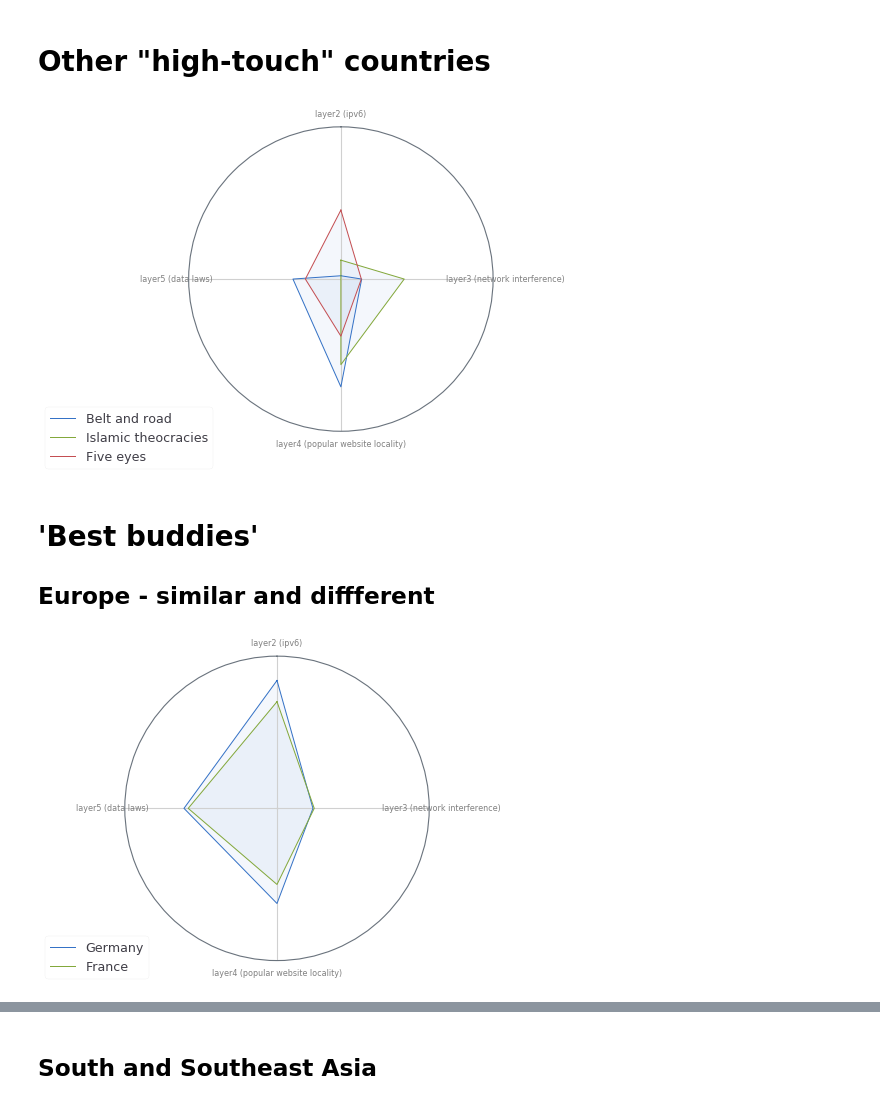
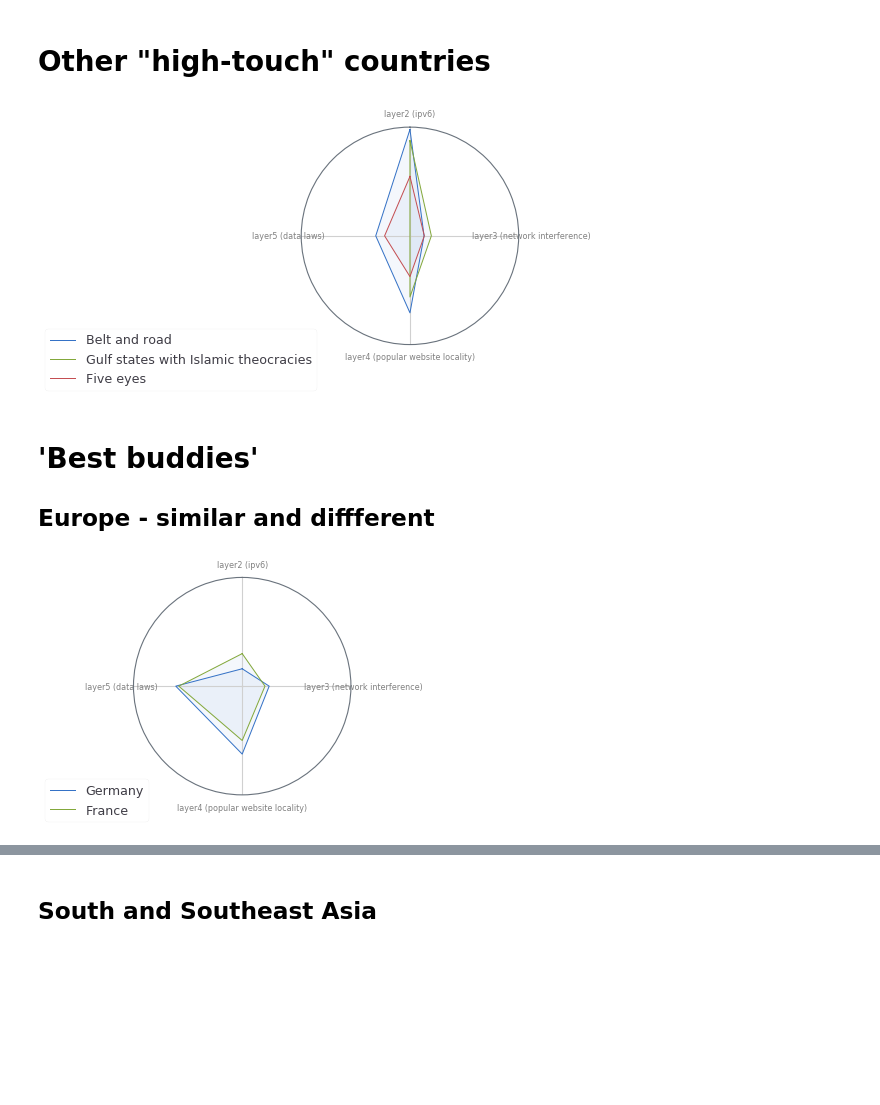
Before and after one commit to daylight-lab/III, a Jupyter notebook: analysis.ipynb, the cells around one changed output, grey strips where cells are left out. Drawn from its saved outputs; the diff is of its cells as text; code cells hidden in the pictures; blank space fills up the shorter version.

Commit message:
new figures

```diff
--- a/analysis.ipynb
+++ b/analysis.ipynb
@@ -50,0 +51,5 @@ normalize(layer_scores['layer5-discrete-categories-data-laws']).plot.hist()
+# %%
+def flip (df):
+    return 1 - df
+
+flip(normalize(layer_scores['layer2-ipv6-adoption'])).plot.hist()
@@ -56,7 +64,7 @@ That looks right. Let's perform this mapping for all of our metrics to produce a
 data = pd.DataFrame({
     'Country': layer_scores['Country'],
     'Alpha-2 code': layer_scores['Alpha-2 code'],
-    'layer2 (ipv6)': normalize(layer_scores['layer2-ipv6-adoption']),
+    'layer2 (ipv6)': flip(normalize(layer_scores['layer2-ipv6-adoption'])),
     'layer3 (network interference)': normalize(layer_scores['layer3-network-interference-rate']).fillna(value=0),
 #     'layer3 (network interference)': normalize(layer_scores['layer3-network-interference-rate']).fillna(value=0),
     'layer4 (popular website locality)':  normalize(layer_scores['layer4-alexa-rankings']),
@@ -306,22 +314,22 @@ radar_plot(belt_and_road.append(five_eyes), filename='writing/figures/belt-and-r
 # %% [markdown]
 # Other "high-touch" countries
 # %%
-islamic_theocracies = create_block('Islamic theocracies', [
+islamic_theocracies = create_block('Gulf states with Islamic theocracies', [
     'SA', # saudi arabia
     'AE', # UAE
     'KW', # kuwait
     'BH', # bahrain
     'IR', # iran
 ])
 
 radar_plot(
     belt_and_road\
         .append(islamic_theocracies)\
         .append(five_eyes)\
     , filename='writing/figures/three-bloc.png'
 )
 # %% [output]
-[figure, old version]
+[figure, new version]
 # %% [markdown]
 # 'Best buddies'
 
@@ -332,7 +340,7 @@ radar_plot(
         .append(find_country('FR'))\
 )
 # %% [output]
-[figure, old version]
+[figure, new version]
 # %%
 radar_plot(
     find_country('UA')\
```
Also changed, not shown: parts of 31 cells of this notebook, 11 other files.
